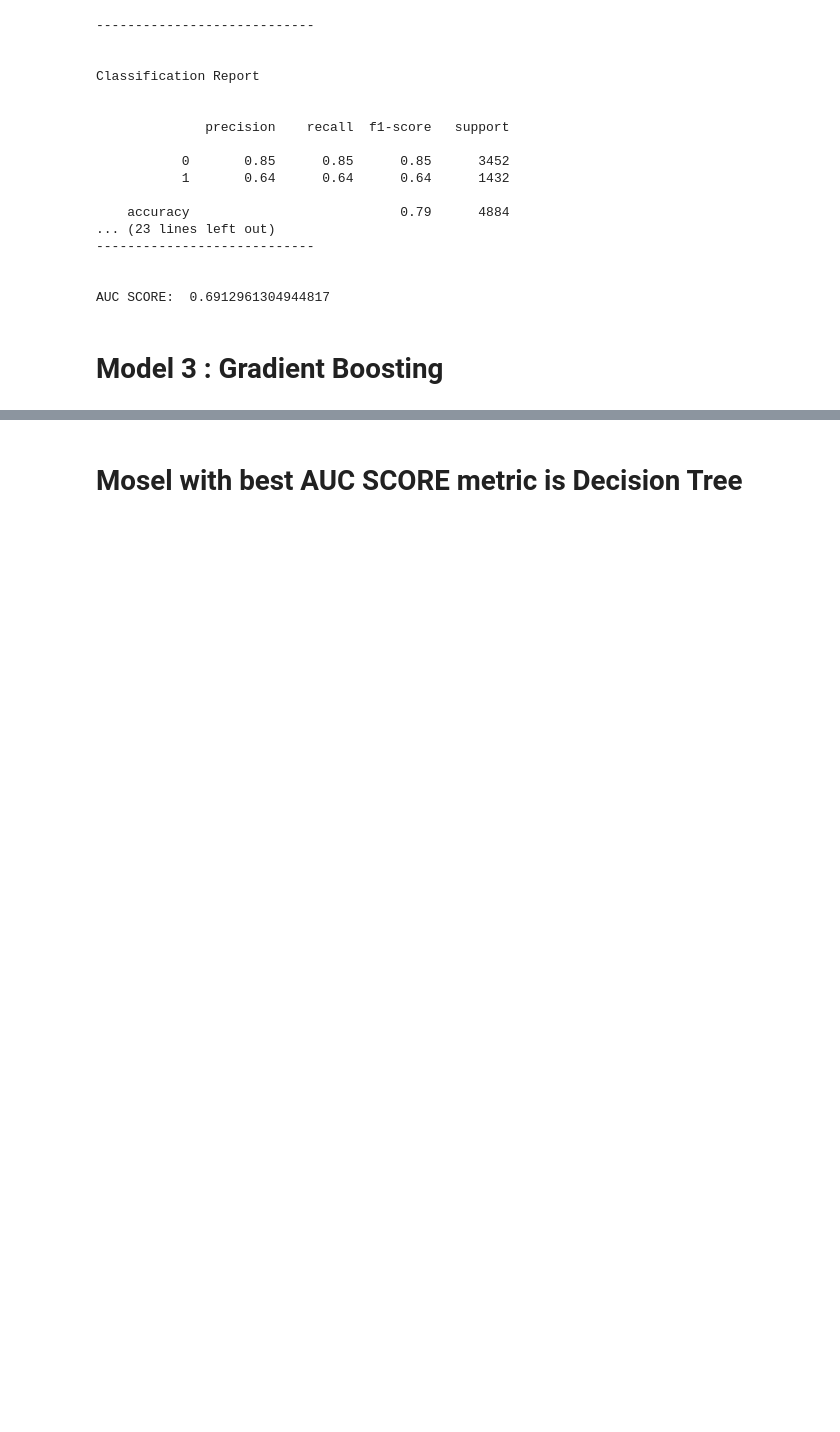
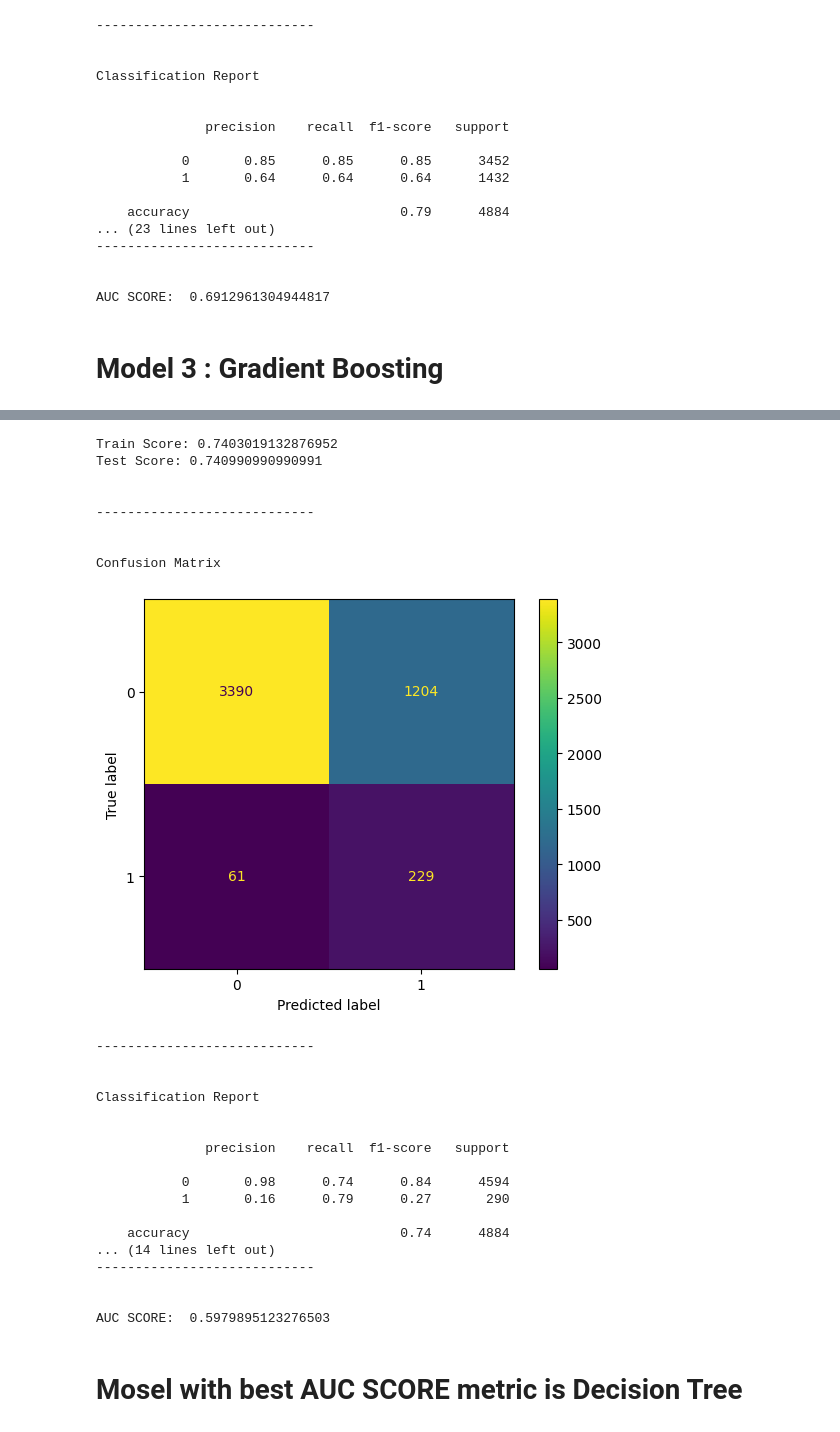
Before and after one commit to GrishkaYesenin/Spam-Classification-Challenge-ML-, a Jupyter notebook: Spam_ipnb.ipynb, the cells around one changed output, grey strips where cells are left out. Drawn from its saved outputs; the diff is of its cells as text; code cells hidden in the pictures; blank space fills up the shorter version.

```diff
--- a/Spam_ipnb.ipynb
+++ b/Spam_ipnb.ipynb
@@ -328,3 +504,32 @@ AUC SCORE:  0.6492132890402202
+# %%
+ML(NNClf)
+# %% [output]
+Train Score: 0.7403019132876952
+Test Score: 0.740990990990991
+
+
+----------------------------
+
+
+Confusion Matrix
+[figure, added]
+----------------------------
+
+
+Classification Report
+
+
+              precision    recall  f1-score   support
+
+           0       0.98      0.74      0.84      4594
+           1       0.16      0.79      0.27       290
+
+    accuracy                           0.74      4884
+... (14 lines left out)
+----------------------------
+
+
+AUC SCORE:  0.5979895123276503
 # %% [markdown]
 # Mosel with best AUC SCORE metric is Decision Tree
 # %% [markdown]
```
Also changed, not shown: parts of 20 cells of this notebook.
